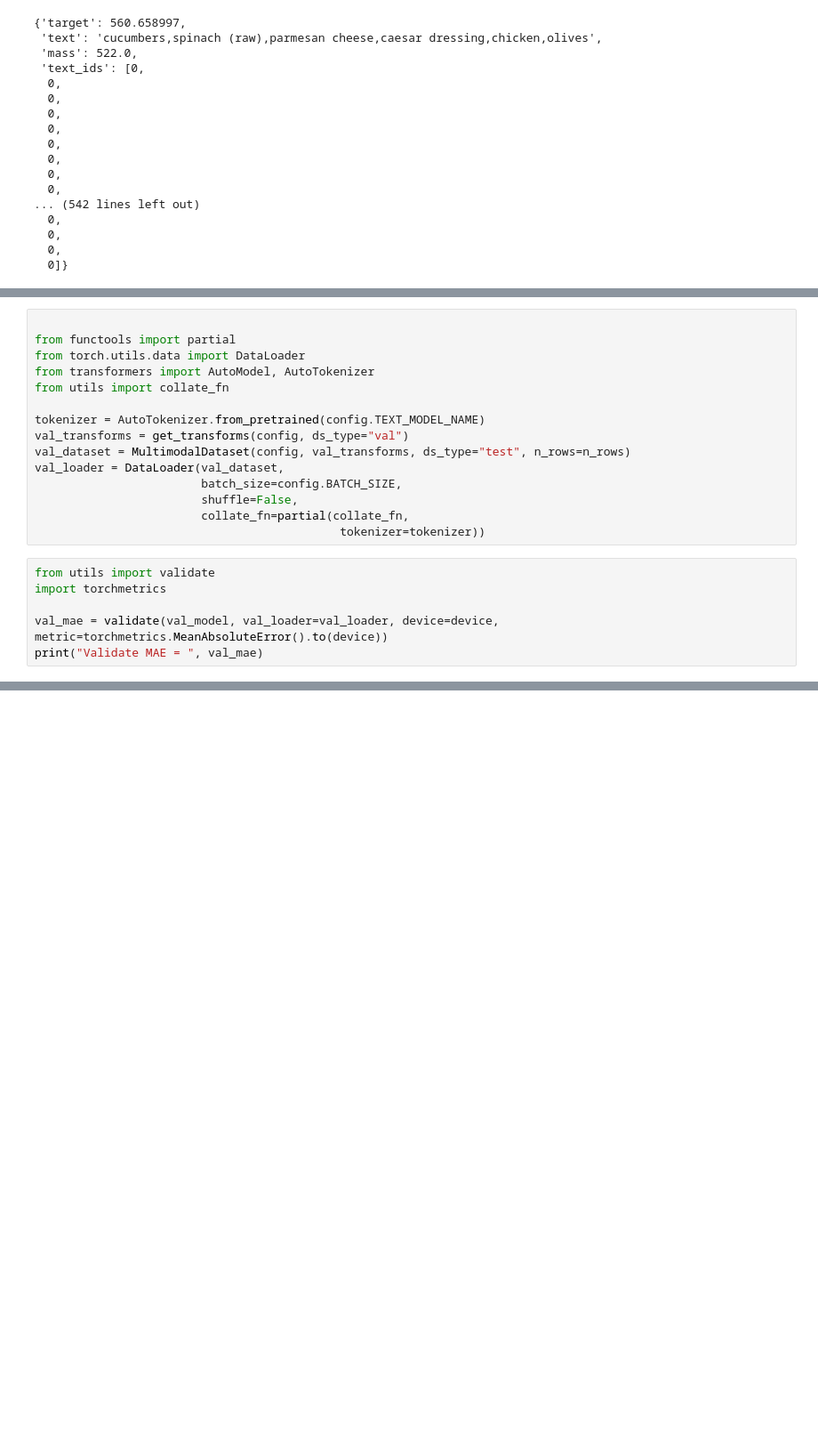
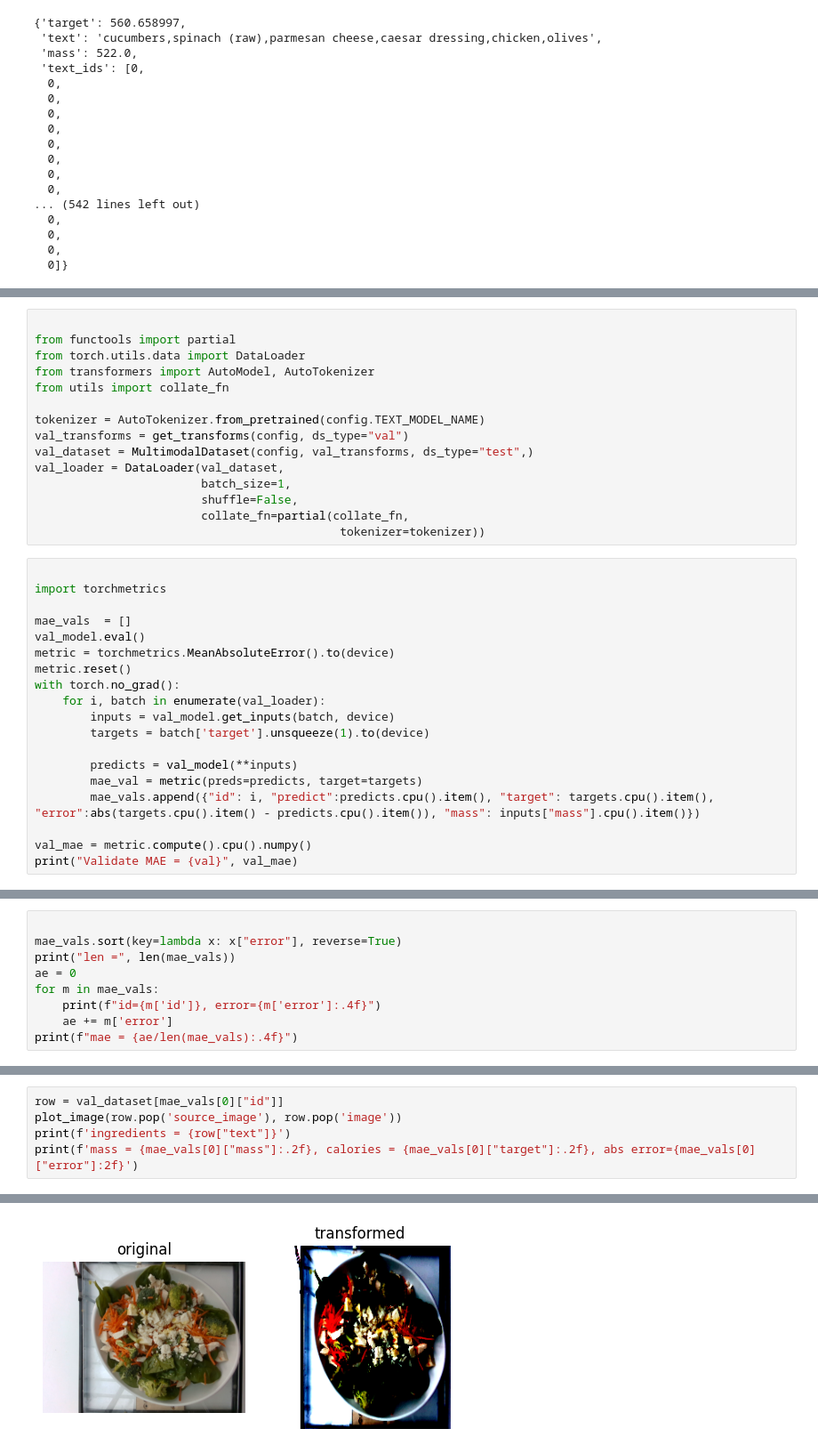
Before and after one commit to VicShved/final_sprint4, a Jupyter notebook: solution.ipynb, the cells around one changed output, grey strips where cells are left out. Shown at 89% size. Cells and saved outputs as stored; diff of their text form; blank space fills up the shorter version.

```diff
--- a/solution.ipynb
+++ b/solution.ipynb
@@ -243,15 +244,28 @@ from utils import collate_fn
 
 tokenizer = AutoTokenizer.from_pretrained(config.TEXT_MODEL_NAME)
 val_transforms = get_transforms(config, ds_type="val")
-val_dataset = MultimodalDataset(config, val_transforms, ds_type="test", n_rows=n_rows)
+val_dataset = MultimodalDataset(config, val_transforms, ds_type="test",)
 val_loader = DataLoader(val_dataset,
-                        batch_size=config.BATCH_SIZE,
+                        batch_size=1,
                         shuffle=False,
                         collate_fn=partial(collate_fn,
                                             tokenizer=tokenizer))
 # %%
-from utils import validate
+
 import torchmetrics
 
-val_mae = validate(val_model, val_loader=val_loader, device=device, metric=torchmetrics.MeanAbsoluteError().to(device))
-print("Validate MAE = ", val_mae)
+mae_vals  = []
+val_model.eval()
+metric = torchmetrics.MeanAbsoluteError().to(device)
+metric.reset()
+with torch.no_grad():
+    for i, batch in enumerate(val_loader):
+        inputs = val_model.get_inputs(batch, device)
+        targets = batch['target'].unsqueeze(1).to(device)
+
+        predicts = val_model(**inputs)
+        mae_val = metric(preds=predicts, target=targets)
+        mae_vals.append({"id": i, "predict":predicts.cpu().item(), "target": targets.cpu().item(), "error":abs(targets.cpu().item() - predicts.cpu().item()), "mass": inputs["mass"].cpu().item()})
+
+val_mae = metric.compute().cpu().numpy()
+print("Validate MAE = {val}", val_mae)
@@ -257,0 +274,9 @@ print("Validate MAE = ", val_mae)
+# %%
+
+mae_vals.sort(key=lambda x: x["error"], reverse=True)
+print("len =", len(mae_vals))
+ae = 0
+for m in mae_vals:
+    print(f"id={m['id']}, error={m['error']:.4f}")
+    ae += m['error']
+print(f"mae = {ae/len(mae_vals):.4f}")
@@ -257,0 +301,6 @@ print("Validate MAE = ", val_mae)
+# %%
+row = val_dataset[mae_vals[0]["id"]]
+plot_image(row.pop('source_image'), row.pop('image'))
+print(f'ingredients = {row["text"]}')
+print(f'mass = {mae_vals[0]["mass"]:.2f}, calories = {mae_vals[0]["target"]:.2f}, abs error={mae_vals[0]["error"]:2f}')
+# %% [output]
@@ -257,0 +308 @@ print("Validate MAE = ", val_mae)
+[figure, added]
```
Also changed, not shown: parts of 11 cells of this notebook, 1 other file.
